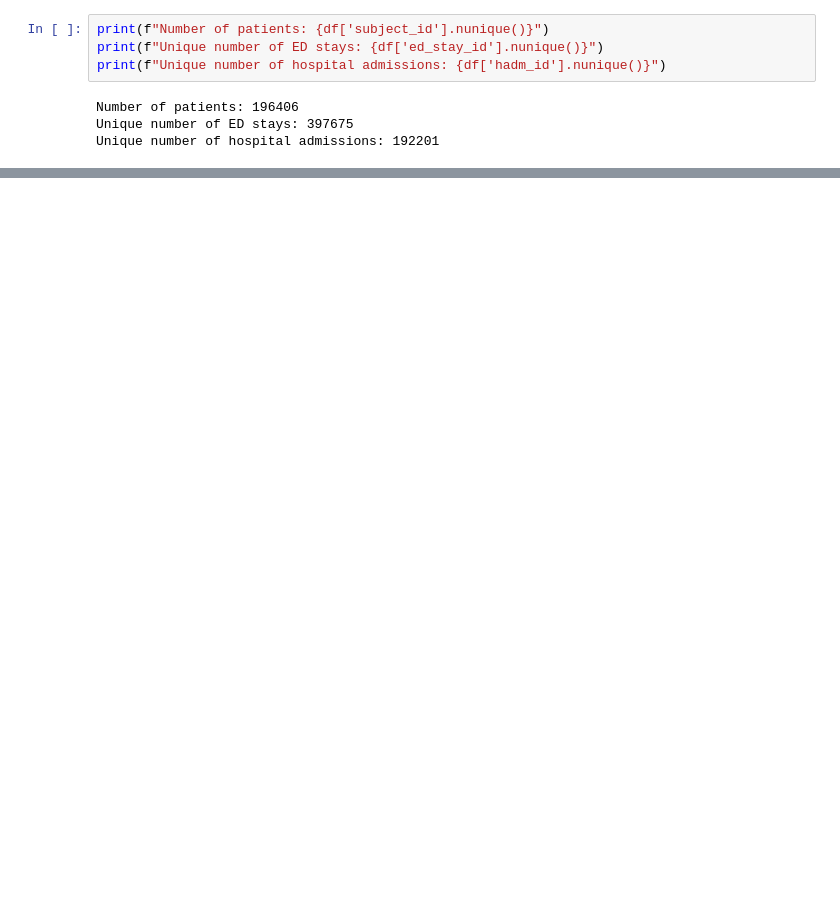
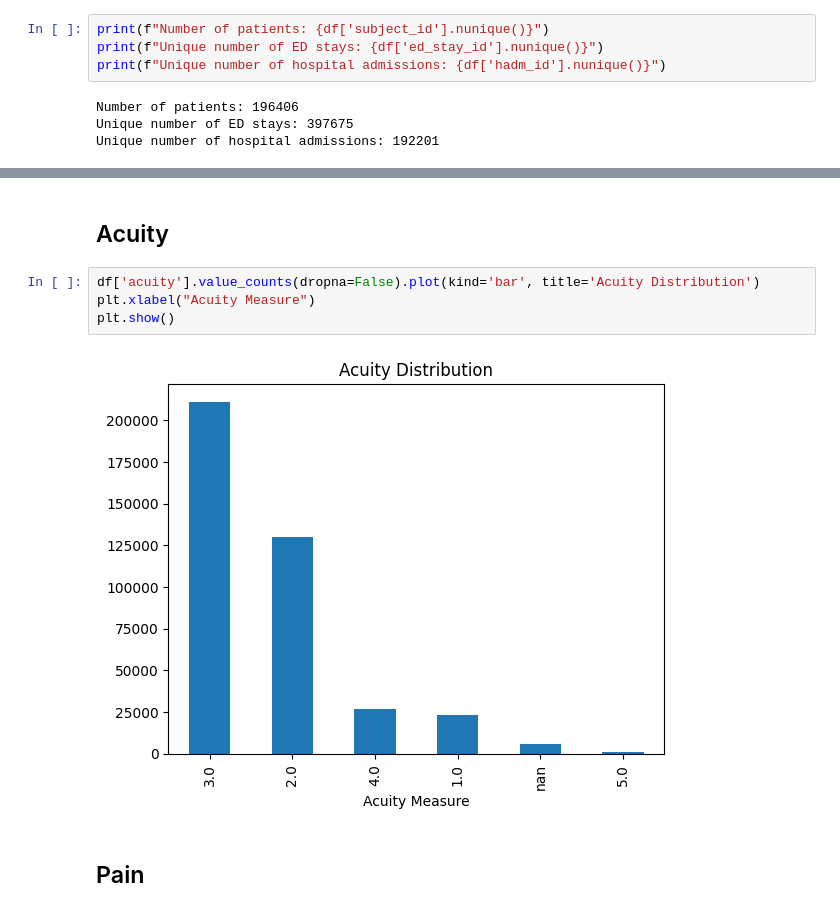
Before and after one commit to tkbarb10/ADS599-Capstone, a Jupyter notebook: cohort_eda.ipynb, the cells around one changed output, grey strips where cells are left out. Drawn from its saved outputs; the diff is of its cells as text; blank space fills up the shorter version.

```diff
--- a/cohort_eda.ipynb
+++ b/cohort_eda.ipynb
@@ -176,0 +154,10 @@ max         148.74     256.00     100.00     100.00     100.00  661672.00
+# %% [markdown]
+## Acuity
+# %%
+df['acuity'].value_counts(dropna=False).plot(kind='bar', title='Acuity Distribution')
+plt.xlabel("Acuity Measure")
+plt.show()
+# %% [output]
+[figure, added]
+# %% [markdown]
+## Pain
```
Also changed, not shown: parts of 52 cells of this notebook, 3 other files.
